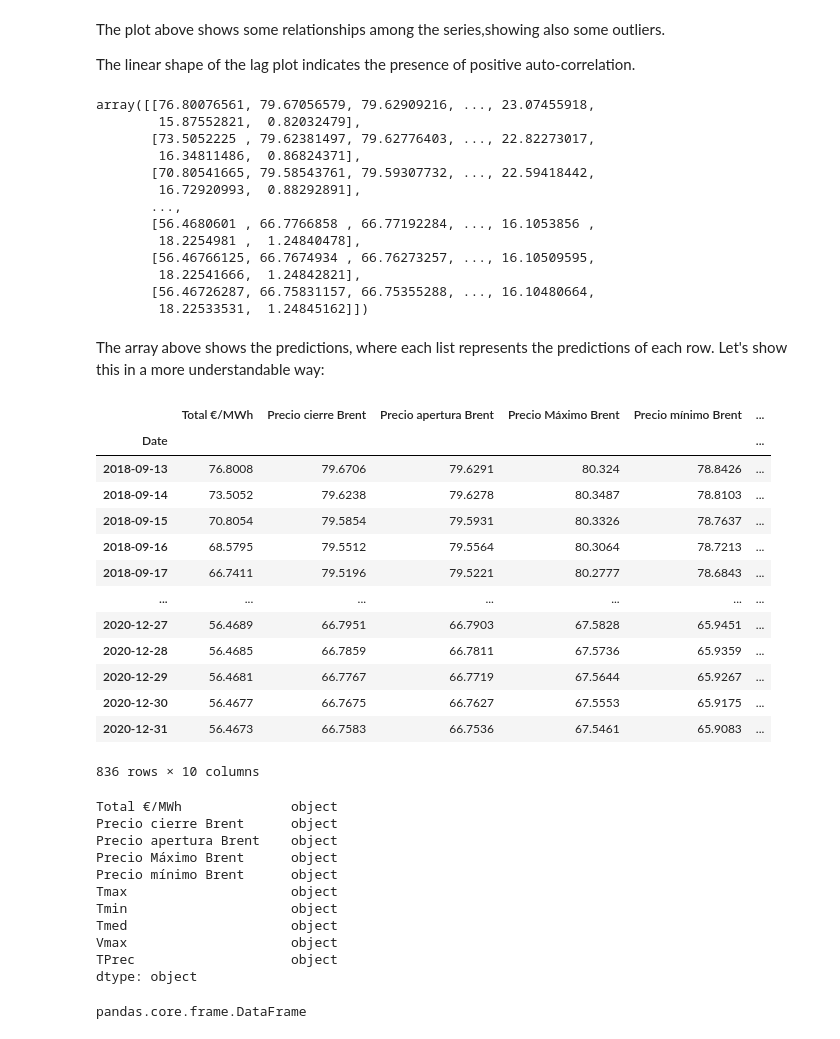
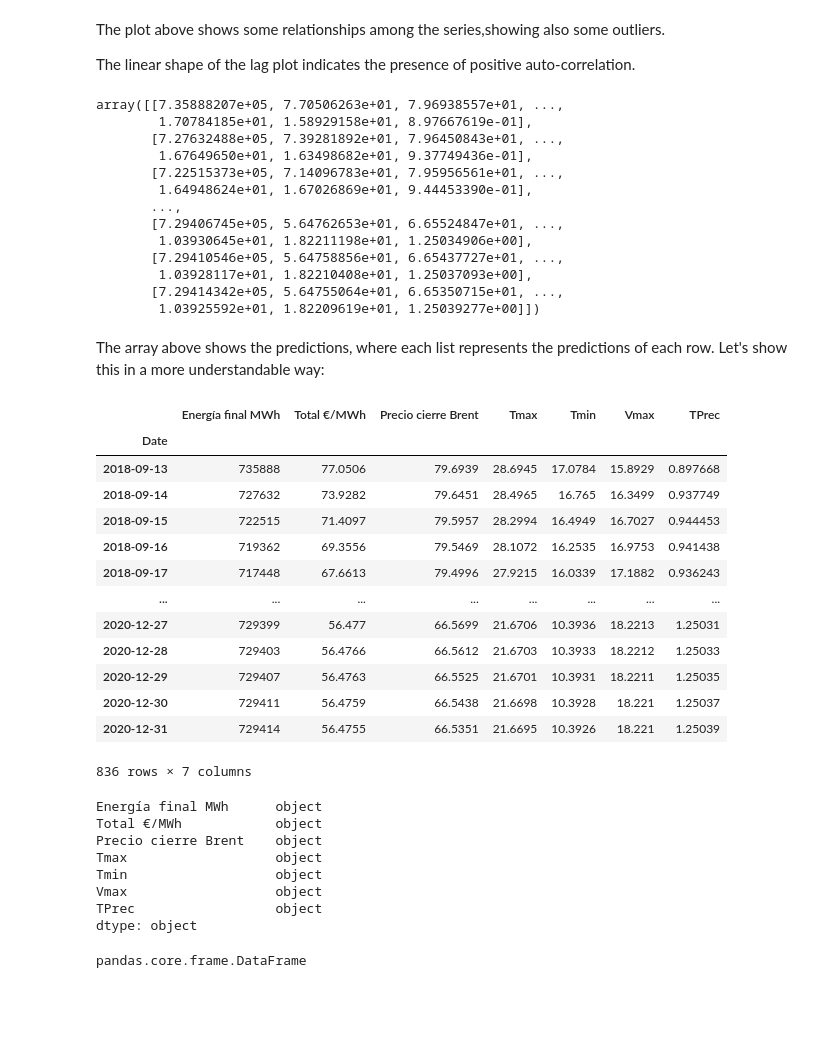
Before and after one commit to PaulaCervilla/Electricity-prices-predictions-in-Spain---Data-Science-TFM, a Jupyter notebook: TFM Precio electricidad - Modelling.ipynb, the cells around one changed output. Cells and saved outputs as stored; diff of their text form; code cells hidden in the pictures; blank space fills up the shorter version.

```diff
--- a/TFM Precio electricidad - Modelling.ipynb
+++ b/TFM Precio electricidad - Modelling.ipynb
@@ -155,7 +155,8 @@ q: The size of the moving average window, also called the order of moving averag
 models_dataset = electricity_brent_weather.drop(["Day", "Coste s.interrrumpibilidad", "Mercado diario €/MWh",
                                   "Mercado intradiario €/MWh", "Restricciones €/MWh",
                                   "Procesos OS €/MWh", "Garantía potencia Pagos capacidad €/MWh",
-                                                 "Energía final MWh"], axis = 1)
+                                  "Precio apertura Brent", "Precio Máximo Brent",
+                                  "Precio mínimo Brent"], axis = 1)
 # %%
 models_dataset
 # %% [output]
@@ -780,3 +783,5 @@ The ADF test enables one to test for cointegration between two-time series. The
+# %%
+models_dataset.drop("Tmed", axis = 1, inplace= True)
 # %%
 #Checking stationarity using the Coint Johansen Test instead of ADF.
 
@@ -851,62 +856,59 @@ model_fit_VAR = model_VAR.fit()
 prediction_VAR = model_fit_VAR.forecast(model_fit_VAR.y, steps=len(test))
 prediction_VAR
 # %% [output]
-array([[76.80076561, 79.67056579, 79.62909216, ..., 23.07455918,
-        15.87552821,  0.82032479],
-       [73.5052225 , 79.62381497, 79.62776403, ..., 22.82273017,
-        16.34811486,  0.86824371],
-       [70.80541665, 79.58543761, 79.59307732, ..., 22.59418442,
-        16.72920993,  0.88292891],
+array([[7.35888207e+05, 7.70506263e+01, 7.96938557e+01, ...,
+        1.70784185e+01, 1.58929158e+01, 8.97667619e-01],
+       [7.27632488e+05, 7.39281892e+01, 7.96450843e+01, ...,
+        1.67649650e+01, 1.63498682e+01, 9.37749436e-01],
+       [7.22515373e+05, 7.14096783e+01, 7.95956561e+01, ...,
+        1.64948624e+01, 1.67026869e+01, 9.44453390e-01],
        ...,
-       [56.4680601 , 66.7766858 , 66.77192284, ..., 16.1053856 ,
-        18.2254981 ,  1.24840478],
-       [56.46766125, 66.7674934 , 66.76273257, ..., 16.10509595,
-        18.22541666,  1.24842821],
-       [56.46726287, 66.75831157, 66.75355288, ..., 16.10480664,
-        18.22533531,  1.24845162]])
+       [7.29406745e+05, 5.64762653e+01, 6.65524847e+01, ...,
+        1.03930645e+01, 1.82211198e+01, 1.25034906e+00],
+       [7.29410546e+05, 5.64758856e+01, 6.65437727e+01, ...,
+        1.03928117e+01, 1.82210408e+01, 1.25037093e+00],
+       [7.29414342e+05, 5.64755064e+01, 6.65350715e+01, ...,
+        1.03925592e+01, 1.82209619e+01, 1.25039277e+00]])
 # %% [markdown]
 The array above shows the predictions, where each list represents the predictions of each row.
 Let's show this in a more understandable way:
 # %%
 #transforming the predictions into a Dataframe
 
 cols = models_dataset.columns
 
 pred = pd.DataFrame(index= test.index,columns=cols)
 
-for j in range(0,10):
+for j in range(0,7):
     for i in range(0, len(prediction_VAR)):
        pred.iloc[i][j] = prediction_VAR[i][j]
 
 pred
 # %% [output]
-|  | Total €/MWh | Precio cierre Brent | Precio apertura Brent | Precio Máximo Brent | Precio mínimo Brent | ... |
-| Date |  |  |  |  |  | ... |
-| 2018-09-13 | 76.8008 | 79.6706 | 79.6291 | 80.324 | 78.8426 | ... |
-| 2018-09-14 | 73.5052 | 79.6238 | 79.6278 | 80.3487 | 78.8103 | ... |
-| 2018-09-15 | 70.8054 | 79.5854 | 79.5931 | 80.3326 | 78.7637 | ... |
-| 2018-09-16 | 68.5795 | 79.5512 | 79.5564 | 80.3064 | 78.7213 | ... |
-| 2018-09-17 | 66.7411 | 79.5196 | 79.5221 | 80.2777 | 78.6843 | ... |
-| ... | ... | ... | ... | ... | ... | ... |
-| 2020-12-27 | 56.4689 | 66.7951 | 66.7903 | 67.5828 | 65.9451 | ... |
-| 2020-12-28 | 56.4685 | 66.7859 | 66.7811 | 67.5736 | 65.9359 | ... |
-| 2020-12-29 | 56.4681 | 66.7767 | 66.7719 | 67.5644 | 65.9267 | ... |
-| 2020-12-30 | 56.4677 | 66.7675 | 66.7627 | 67.5553 | 65.9175 | ... |
-| 2020-12-31 | 56.4673 | 66.7583 | 66.7536 | 67.5461 | 65.9083 | ... |
+|  | Energía final MWh | Total €/MWh | Precio cierre Brent | Tmax | Tmin | Vmax | TPrec |
+| Date |  |  |  |  |  |  |  |
+| 2018-09-13 | 735888 | 77.0506 | 79.6939 | 28.6945 | 17.0784 | 15.8929 | 0.897668 |
+| 2018-09-14 | 727632 | 73.9282 | 79.6451 | 28.4965 | 16.765 | 16.3499 | 0.937749 |
+| 2018-09-15 | 722515 | 71.4097 | 79.5957 | 28.2994 | 16.4949 | 16.7027 | 0.944453 |
+| 2018-09-16 | 719362 | 69.3556 | 79.5469 | 28.1072 | 16.2535 | 16.9753 | 0.941438 |
+| 2018-09-17 | 717448 | 67.6613 | 79.4996 | 27.9215 | 16.0339 | 17.1882 | 0.936243 |
+| ... | ... | ... | ... | ... | ... | ... | ... |
+| 2020-12-27 | 729399 | 56.477 | 66.5699 | 21.6706 | 10.3936 | 18.2213 | 1.25031 |
+| 2020-12-28 | 729403 | 56.4766 | 66.5612 | 21.6703 | 10.3933 | 18.2212 | 1.25033 |
+| 2020-12-29 | 729407 | 56.4763 | 66.5525 | 21.6701 | 10.3931 | 18.2211 | 1.25035 |
+| 2020-12-30 | 729411 | 56.4759 | 66.5438 | 21.6698 | 10.3928 | 18.221 | 1.25037 |
+| 2020-12-31 | 729414 | 56.4755 | 66.5351 | 21.6695 | 10.3926 | 18.221 | 1.25039 |
-836 rows × 10 columns
+836 rows × 7 columns
 # %%
 pred.dtypes
 # %% [output]
-Total €/MWh              object
-Precio cierre Brent      object
-Precio apertura Brent    object
-Precio Máximo Brent      object
-Precio mínimo Brent      object
-Tmax                     object
-Tmin                     object
-Tmed                     object
-Vmax                     object
-TPrec                    object
+Energía final MWh      object
+Total €/MWh            object
+Precio cierre Brent    object
+Tmax                   object
+Tmin                   object
+Vmax                   object
+TPrec                  object
 dtype: object
 # %%
 type(pred)
```
Also changed, not shown: parts of 17 cells of this notebook.
